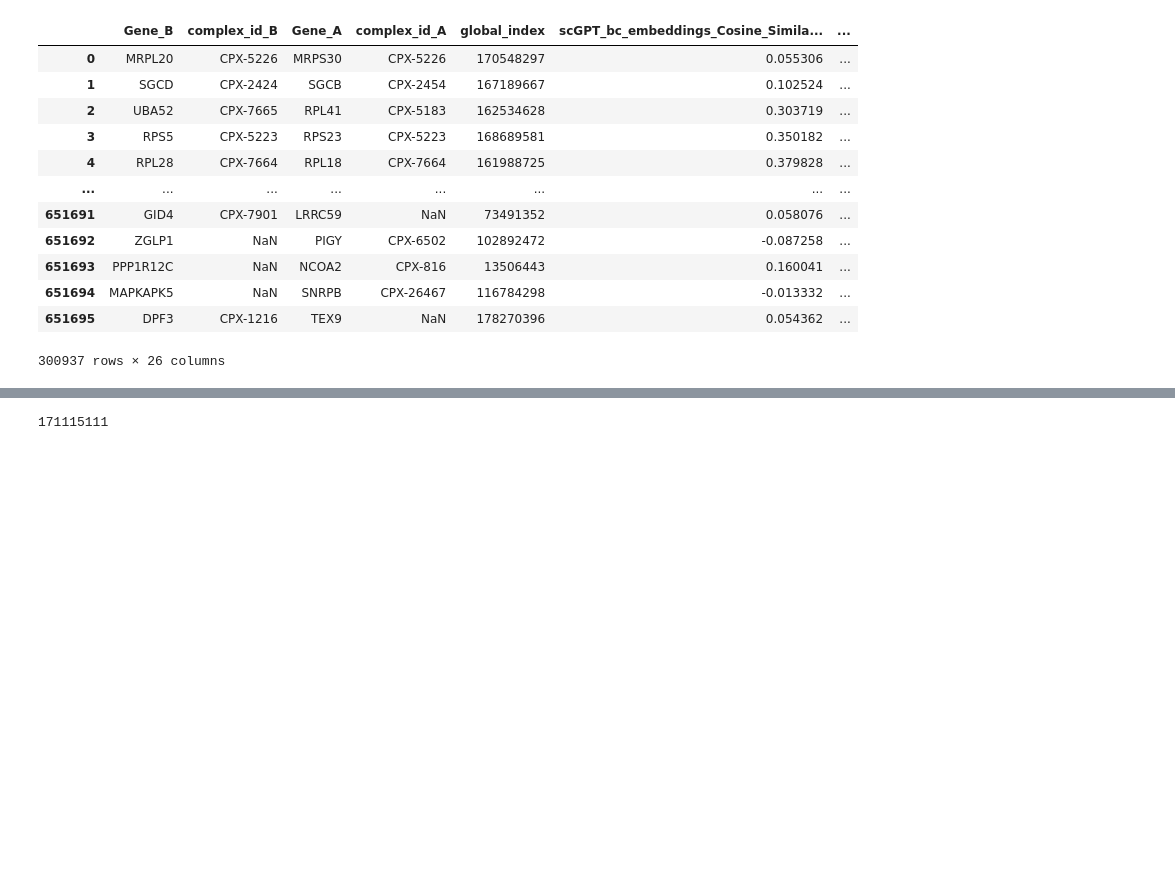
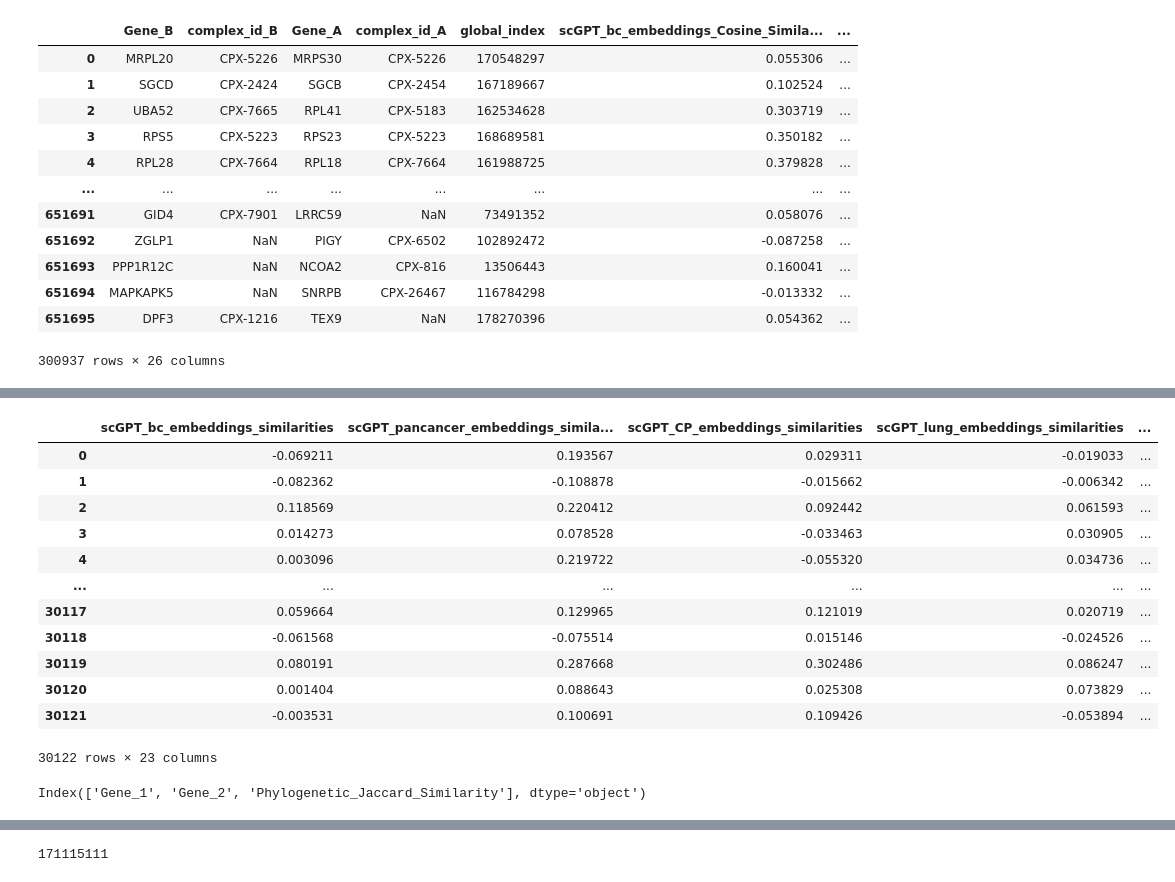
Before and after one commit to briannaflynn/gene_embedding_analysis, a Jupyter notebook: final_model_full_dataset.ipynb, the cells around one changed output, grey strips where cells are left out. Drawn from its saved outputs; the diff is of its cells as text; code cells hidden in the pictures; blank space fills up the shorter version.

```diff
--- a/final_model_full_dataset.ipynb
+++ b/final_model_full_dataset.ipynb
@@ -374,0 +448,4 @@ Random Forest
+# %%
+gene = gene.merge(c_b, on = 'Gene_B')
+# %%
+X_full_cil = X_full.merge(gene, on = 'GeneAB')
@@ -374,0 +454,25 @@ Random Forest
+# %%
+cil['GeneAB'] = cil['Gene_1'] + '_' + cil['Gene_2']
+# %%
+xfc1 = X_full_cil.merge(cil, on = 'GeneAB')
+# %%
+xfc1
+# %% [output]
+|  | scGPT_bc_embeddings_similarities | scGPT_pancancer_embeddings_simila... | scGPT_CP_embeddings_similarities | scGPT_lung_embeddings_similarities | ... |
+| 0 | -0.069211 | 0.193567 | 0.029311 | -0.019033 | ... |
+| 1 | -0.082362 | -0.108878 | -0.015662 | -0.006342 | ... |
+| 2 | 0.118569 | 0.220412 | 0.092442 | 0.061593 | ... |
+| 3 | 0.014273 | 0.078528 | -0.033463 | 0.030905 | ... |
+| 4 | 0.003096 | 0.219722 | -0.055320 | 0.034736 | ... |
+| ... | ... | ... | ... | ... | ... |
+| 30117 | 0.059664 | 0.129965 | 0.121019 | 0.020719 | ... |
+| 30118 | -0.061568 | -0.075514 | 0.015146 | -0.024526 | ... |
+| 30119 | 0.080191 | 0.287668 | 0.302486 | 0.086247 | ... |
+| 30120 | 0.001404 | 0.088643 | 0.025308 | 0.073829 | ... |
+| 30121 | -0.003531 | 0.100691 | 0.109426 | -0.053894 | ... |
+30122 rows × 23 columns
+# %%
+cil.drop(columns = ['GeneAB'], inplace=True)
+cil.columns
+# %% [output]
+Index(['Gene_1', 'Gene_2', 'Phylogenetic_Jaccard_Similarity'], dtype='object')
```
Also changed, not shown: parts of 61 cells of this notebook, 5 other files.
